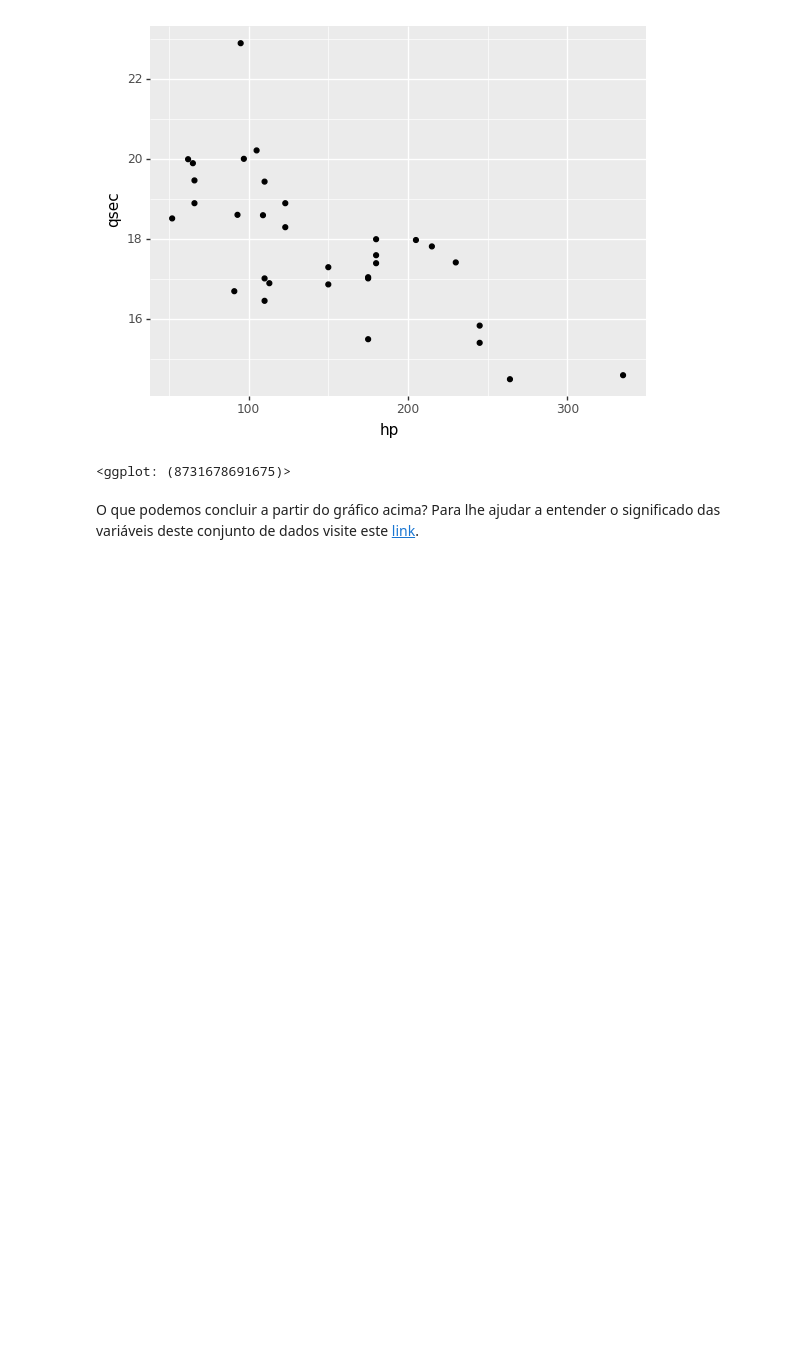
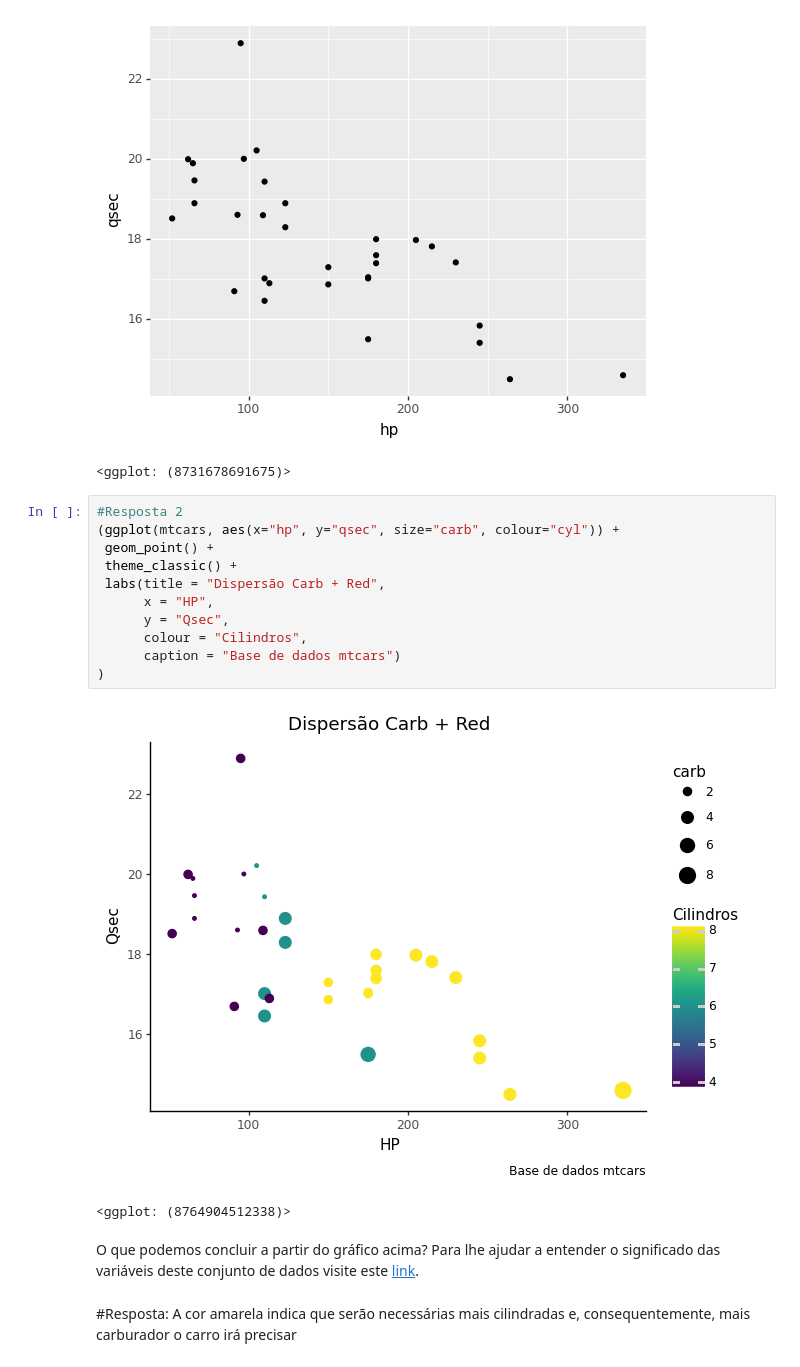
Before and after one commit to raquel1993/intro_python_verao_ime_2023, a Jupyter notebook: exercicios/exercicio04.ipynb, the cells around one changed output. Saved outputs shown, nothing was run; the diff lists cells and outputs as text; blank space fills up the shorter version.

```diff
--- a/exercicios/exercicio04.ipynb
+++ b/exercicios/exercicio04.ipynb
@@ -46,5 +59,22 @@ Modifique o gráfico abaixo para que o tamanho dos pontos do gráfico de dispers
 # %% [output]
 [figure]
 <ggplot: (8731678691675)>
+# %%
+#Resposta 2
+(ggplot(mtcars, aes(x="hp", y="qsec", size="carb", colour="cyl")) +
+ geom_point() +
+ theme_classic() +
+ labs(title = "Dispersão Carb + Red",
+      x = "HP",
+      y = "Qsec",
+      colour = "Cilindros",
+      caption = "Base de dados mtcars")
+)
+# %% [output]
+[figure, added]
+<ggplot: (8764904512338)>
 # %% [markdown]
 O que podemos concluir a partir do gráfico acima? Para lhe ajudar a entender o significado das variáveis deste conjunto de dados visite este [link](https://rpubs.com/neros/61800).
+# %% [markdown]
+#Resposta:
+A cor amarela indica que serão necessárias mais cilindradas e, consequentemente, mais carburador o carro irá precisar
```
Also changed, not shown: parts of 1 cell of this notebook.
